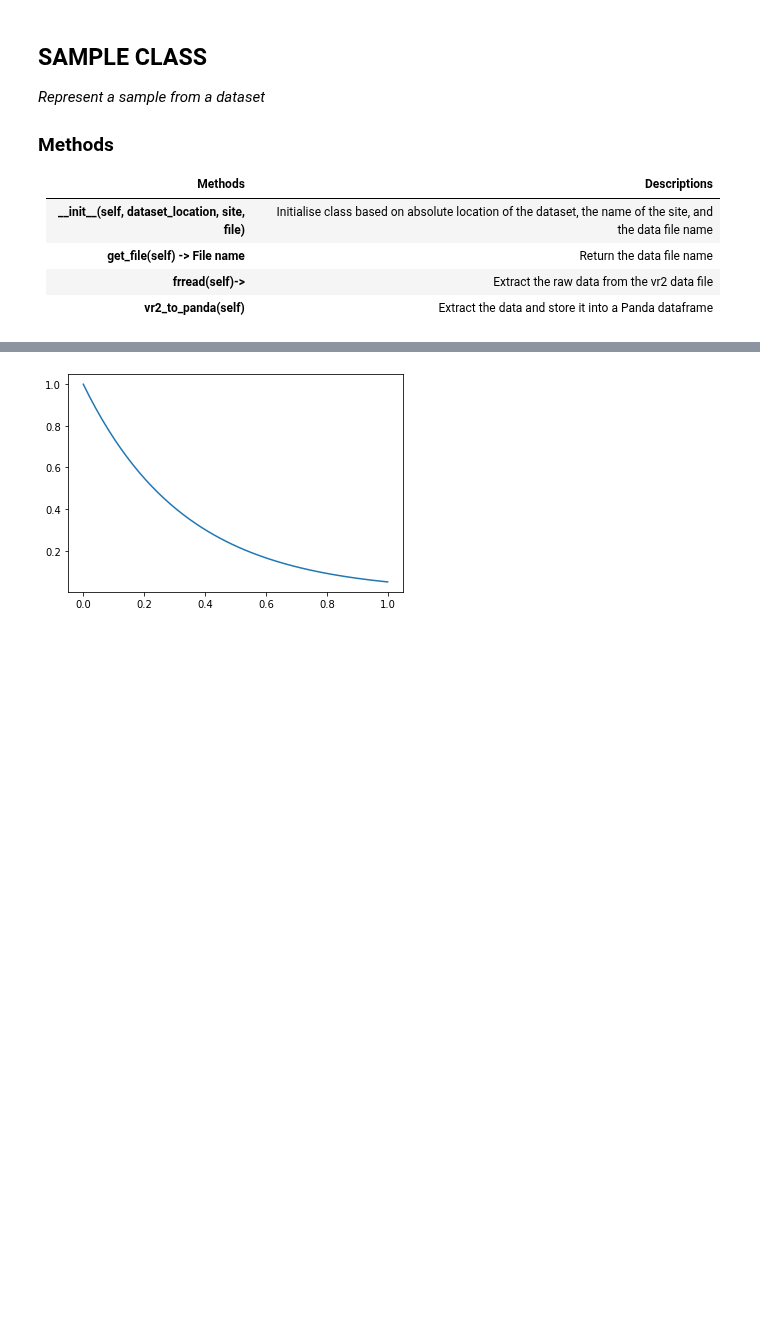
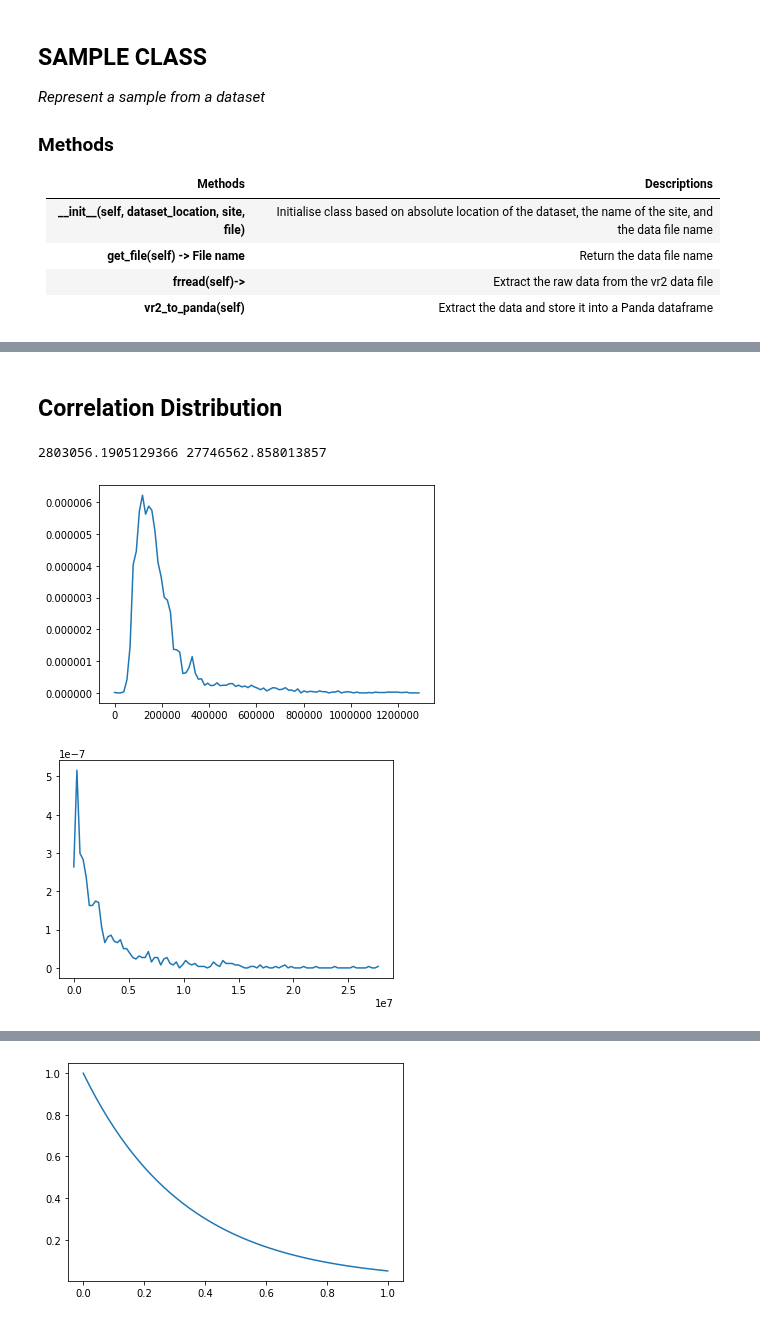
Before and after one commit to Kojey/MSc-whistler-waves-detector, a Jupyter notebook: ipy/sample.ipynb, the cells around one changed output, grey strips where cells are left out. Drawn from its saved outputs; the diff is of its cells as text; code cells hidden in the pictures; blank space fills up the shorter version.

```diff
--- a/ipy/sample.ipynb
+++ b/ipy/sample.ipynb
@@ -769,3 +873,61 @@ class Sample(Dataset):
+# %% [markdown]
+## Correlation Distribution
+# %%
+dataset_loc = os.path.join(os.getcwd().split(os.environ.get('USER'))[0],os.environ.get('USER'), 'wdml', 'data','datasets', 'awdEvents1')
+database_loc = os.path.join(os.getcwd().split(os.environ.get('USER'))[0],os.environ.get('USER'), 'wdml', 'data','databases', 'awdEvents1')
+site = 'marion'
+my_dataset = Dataset(dataset_loc, site)
+my_database = Database(dataset_loc, database_loc, site)
+# my_sample = Sample(dataset_loc, site, np.random.choice(my_database.get_train(),1)[0])
+samples = ['2013-09-02UT16:17:50.19059414.marion.vr2','2013-07-07UT05:19:49.99651922.marion.vr2','2013-06-28UT04:03:12.85091922.marion.vr2',
+            '2013-10-08UT01:58:59.23379430.marion.vr2','2013-11-09UT22:50:37.90899422.marion.vr2','2013-07-11UT04:36:24.27491938.marion.vr2',
+            '2013-07-25UT04:30:47.73731922.marion.vr2','2013-08-04UT21:34:56.49251922.marion.vr2','2013-02-24UT15:04:07.65347602.marion.vr2',
+            '2013-07-02UT16:10:39.77571914.marion.vr2']
+samples_whistlers_coor = [[[2.2,2.9],[2.9,3.6]],[[2.2,2.9],[5.3,6],[5.8,6.4]],[[2.5,3.2],[4.9,5.5],[6.5,7.2]],
+                          [[2.3,2.6]],[[2.3,2.6],[2.6,3.5]],[[1.2,1.6],[2.3,2.6]],
+                          [[1.8,2.4],[2.4,3.3]],[[2,3]],[[2.3,2.6]],
+                          [[2,3.2],[3.4,3.6],[5.5,6]]]
+samples_whistlers_coor_loc = [[[345,365],[425,455]],[[345,365],[765,855],[865,885]],[[325,395],[725,795],[985,1045]],
+                              [[335,405]],[[45,85],[335,355],[405,445]],[[175,195],[345,355]],
+                              [[265,295],[315,385]],[[325,355]],[[325,375]],
+                              [[285,365],[495,515],[805,855]]]
+samples_whistlers_coor_loc_ = [[[280,520]],[[300,440],[700,960]],[[240,460],[640,880],[940,1100]],
+                              [[260,460]],[[0,140],[240,500]],[[120,240],[280,420]],
+                              [[200,420]],[[180,460]],[[240,420]],
+                              [[220,440],[780,900]]]
+
+noise, signal_and_noise = np.array([[0]]),np.array([[0]])
+for ix in range(len(samples)):
+#     print(samples[ix])
+    my_sample = Sample(dataset_loc, site, samples[ix])
+    my_sample.spectrogram_with_axis()
+    my_sample.apply_zscore()
+    kernel = my_sample.whistler_sim(decay=4, whistler_time=0.8, whistler_freq_len=7, whistler_freq_start=2.5, thickness=1)
+    corr = signal.correlate(10**my_sample.get_spectrogram(), kernel, mode='valid').T
+#     plt.figure(figsize=(15,3));plt.plot(corr);plt.xticks(np.arange(0, len(corr), 20));plt.show()
+    i = 0
+    for c in samples_whistlers_coor_loc[ix]:
+        noise = np.concatenate((noise,corr[i:c[0]]))
+        signal_and_noise = np.concatenate((signal_and_noise,corr[c[0]:c[1]]))
+        i = c[1]
+    noise = np.concatenate((noise,corr[i:]))
+
+noise, signal_and_noise = np.array(noise), np.array(signal_and_noise)
+print(noise.max(), signal_and_noise.max())
+plt.figure()
+arr = np.histogram(noise, bins=np.linspace(0,1.3e6,100), density=True)
+# print(arr)
+plt.plot(arr[1][:-1],arr[0])
+# plt.plot(np.histogram(noise, bins=10, density=True)[0])
+plt.show()
+plt.figure()
+arr = np.histogram(signal_and_noise, bins=np.linspace(0,28e6,100), density=True)
+plt.plot(arr[1][:-1],arr[0])
+plt.show()
+# %% [output]
+2803056.1905129366 27746562.858013857
+[figure, added]
+[figure, added]
 # %%
 dataset_loc = os.path.join(os.getcwd().split(os.environ.get('USER'))[0],os.environ.get('USER'), 'wdml', 'data','datasets', 'awdEvents1')
 site = 'marion'
```
Also changed, not shown: parts of 3 cells of this notebook, 1 other file.
